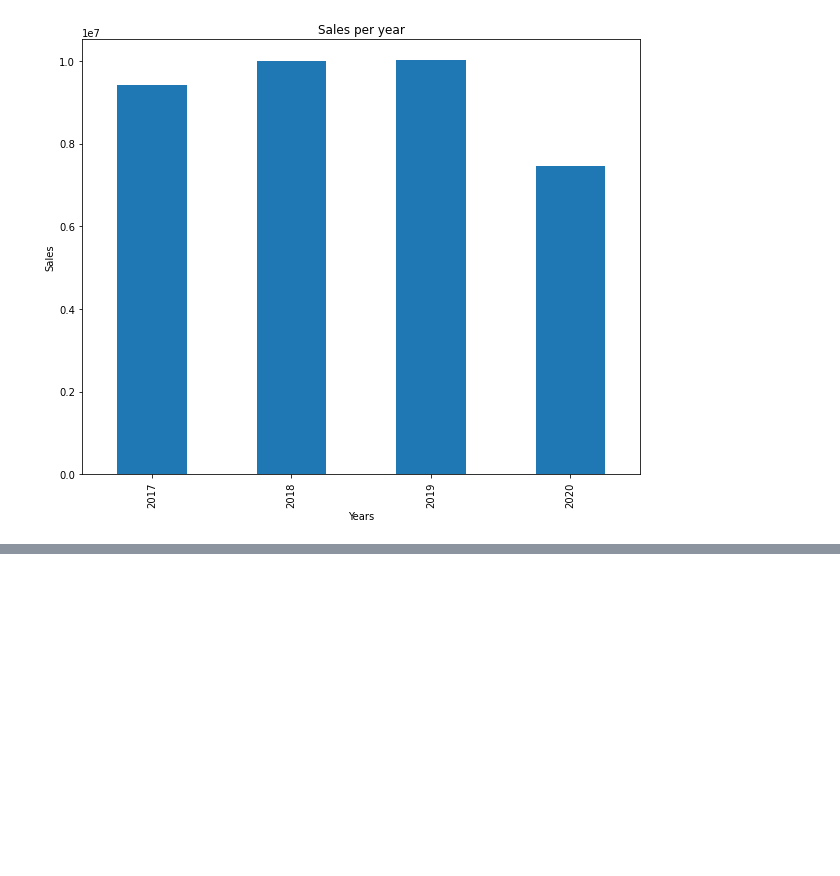
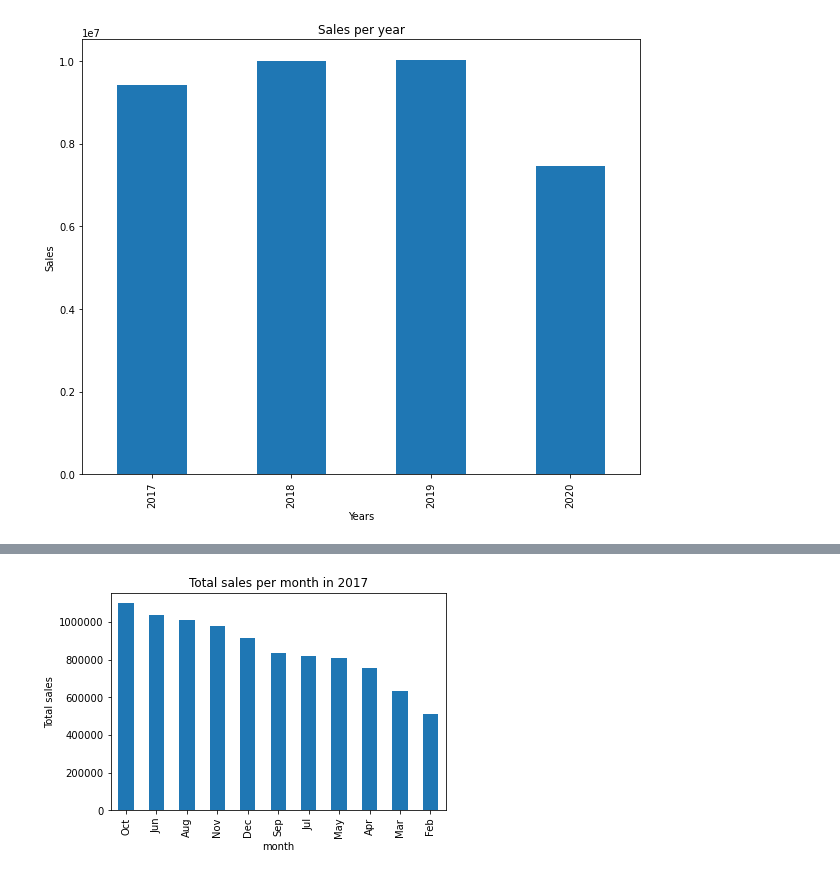
Before and after one commit to felix-n12/Retail-Forecasting, a Jupyter notebook: retail_forecasting.ipynb, the cells around one changed output, grey strips where cells are left out. Saved outputs shown, nothing was run; the diff lists cells and outputs as text; code cells hidden in the pictures; blank space fills up the shorter version.

```diff
--- a/retail_forecasting.ipynb
+++ b/retail_forecasting.ipynb
@@ -455,0 +479,10 @@ ValueError: Could not interpret input 'year'
+# %%
+#Calculating the total sales per month per year
+df_2017=df.loc[(df['year'] == '2017')].groupby('month')['Sales'].sum().sort_values(ascending=False)
+df_2017.plot(kind='bar')
+plt.title('Total sales per month in 2017')
+plt.ylabel('Total sales')
+plt.ticklabel_format(style='plain',axis='y')
+plt.show()
+# %% [output]
+[figure, added]
```
Also changed, not shown: parts of 32 cells of this notebook.
